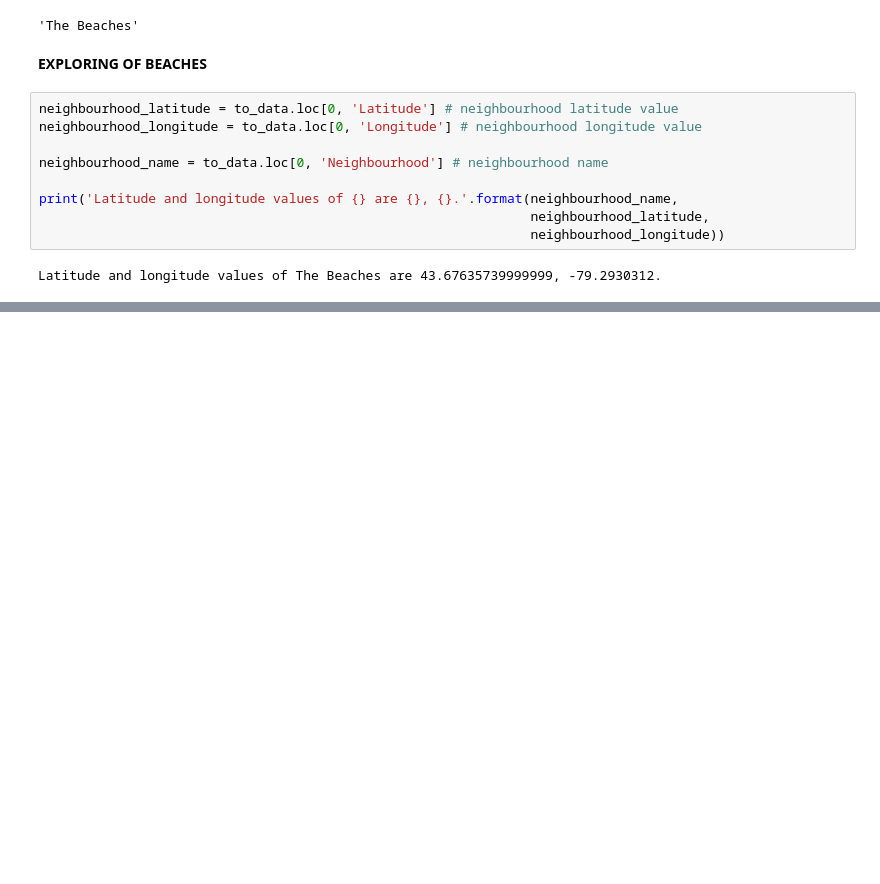
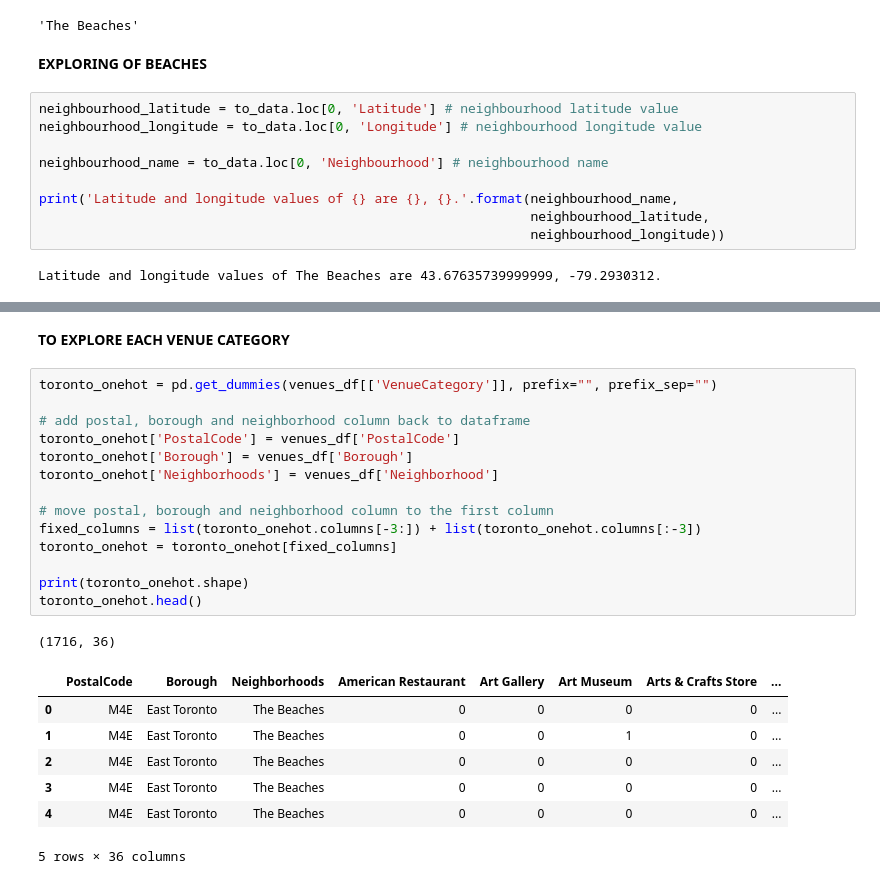
Before and after one commit to yukti-25/coursera_capstone_project, a Jupyter notebook: Segmenting n Clustering Neighborhoods in Toronto 3.ipynb, the cells around one changed output, grey strips where cells are left out. Cells and saved outputs as stored; diff of their text form; blank space fills up the shorter version.

```diff
--- a/Segmenting n Clustering Neighborhoods in Toronto 3.ipynb
+++ b/Segmenting n Clustering Neighborhoods in Toronto 3.ipynb
@@ -215,0 +259,25 @@ url
+# %% [markdown]
+**TO EXPLORE EACH VENUE CATEGORY**
+# %%
+toronto_onehot = pd.get_dummies(venues_df[['VenueCategory']], prefix="", prefix_sep="")
+
+# add postal, borough and neighborhood column back to dataframe
+toronto_onehot['PostalCode'] = venues_df['PostalCode']
+toronto_onehot['Borough'] = venues_df['Borough']
+toronto_onehot['Neighborhoods'] = venues_df['Neighborhood']
+
+# move postal, borough and neighborhood column to the first column
+fixed_columns = list(toronto_onehot.columns[-3:]) + list(toronto_onehot.columns[:-3])
+toronto_onehot = toronto_onehot[fixed_columns]
+
+print(toronto_onehot.shape)
+toronto_onehot.head()
+# %% [output]
+(1716, 36)
+|  | PostalCode | Borough | Neighborhoods | American Restaurant | Art Gallery | Art Museum | Arts & Crafts Store | ... |
+| 0 | M4E | East Toronto | The Beaches | 0 | 0 | 0 | 0 | ... |
+| 1 | M4E | East Toronto | The Beaches | 0 | 0 | 1 | 0 | ... |
+| 2 | M4E | East Toronto | The Beaches | 0 | 0 | 0 | 0 | ... |
+| 3 | M4E | East Toronto | The Beaches | 0 | 0 | 0 | 0 | ... |
+| 4 | M4E | East Toronto | The Beaches | 0 | 0 | 0 | 0 | ... |
+5 rows × 36 columns
```
Also changed, not shown: parts of 17 cells of this notebook.
